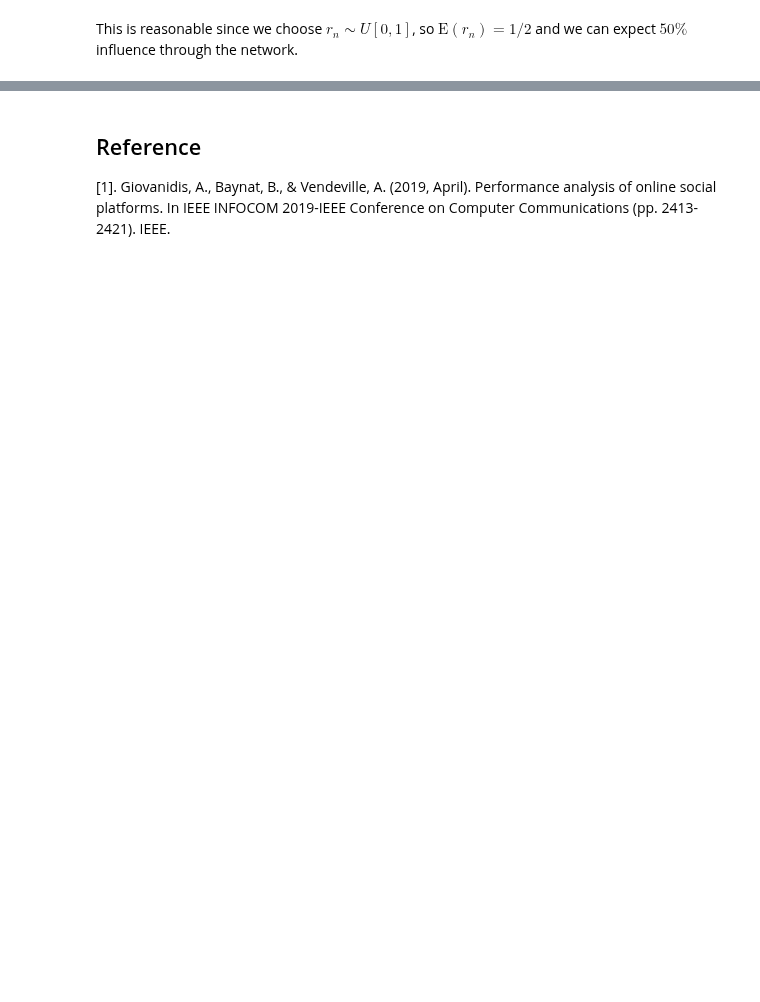
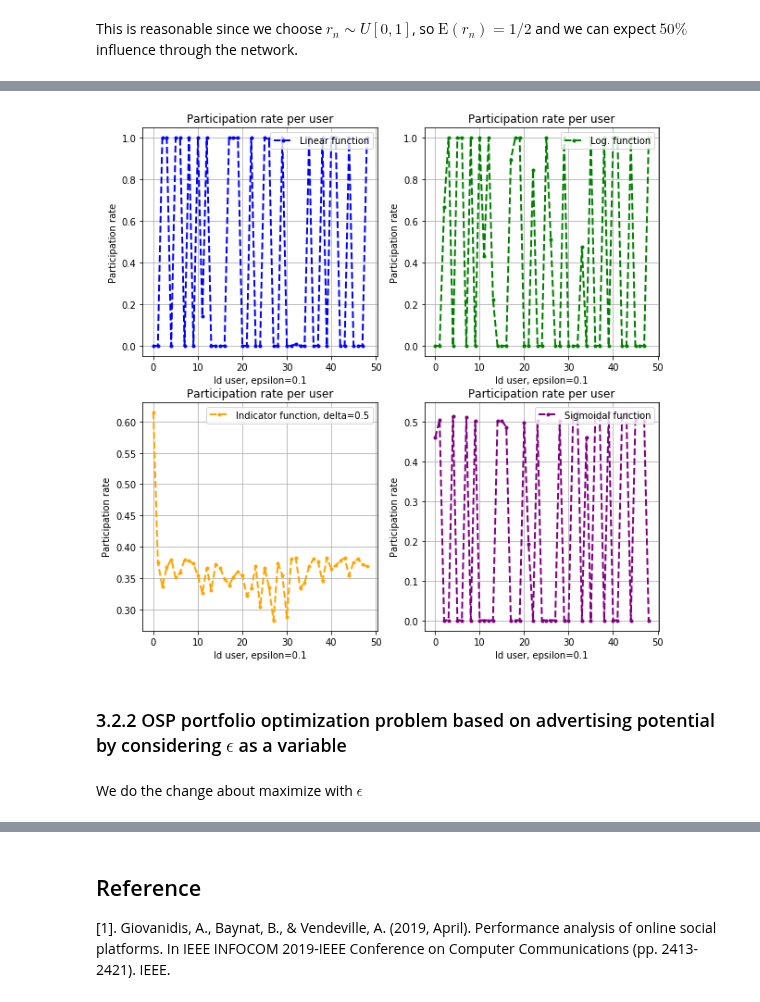
Before and after one commit to RLD-Hub/Social-Influencer-Selection, a Jupyter notebook: OSP portfolio optimization problem.ipynb, the cells around one changed output, grey strips where cells are left out. Drawn from its saved outputs; the diff is of its cells as text; code cells hidden in the pictures; blank space fills up the shorter version.

```diff
--- a/OSP portfolio optimization problem.ipynb
+++ b/OSP portfolio optimization problem.ipynb
@@ -716,0 +1040,71 @@ This is reasonable since we choose $r_n \sim U[0,1]$, so $\text{E}(r_n)=1/2$ and
+# %%
+fig = plt.figure(figsize=(10,10))
+
+ax1 = plt.subplot2grid((2,2), (0,0),)
+plt.xlabel("Id user, epsilon=0.1")
+# naming the y axis
+plt.ylabel('Participation rate')
+
+
+# giving a title to my graph
+plt.title('Participation rate per user')
+
+plt.grid(True)
+
+ax2 = plt.subplot2grid((2,2), (1,0),)
+plt.xlabel("Id user, epsilon=0.1")
+# naming the y axis
+plt.ylabel('Participation rate')
+
+# giving a title to my graph
+plt.title('Participation rate per user')
+
+plt.grid(True)
+
+ax3 = plt.subplot2grid((2,2), (0,1),)
+plt.xlabel("Id user, epsilon=0.1")
+# naming the y axis
+plt.ylabel('Participation rate')
+
+# giving a title to my graph
+plt.title('Participation rate per user')
+
+plt.grid(True)
+
+ax4 = plt.subplot2grid((2,2), (1,1),)
+plt.xlabel("Id user, epsilon=0.1")
+# naming the y axis
+plt.ylabel('Participation rate')
+
+
+# giving a title to my graph
+plt.title('Participation rate per user')
+
+plt.grid(True)
+
+
+ax1.plot(RES[0].x, color='blue', linestyle='dashed', linewidth = 2,
+         marker='o', markerfacecolor='blue', markersize=3, label = "Linear function")
+
+ax1.legend( loc="upper right" )
+
+ax2.plot(RESI[0].x, color='orange', linestyle='dashed', linewidth = 2,
+         marker='o', markerfacecolor='orange', markersize=3, label = "Indicator function, delta=0.5")
+
+ax2.legend( loc="upper right" )
+
+ax3.plot(RESl[0].x, color='green', linestyle='dashed', linewidth = 2,
+         marker='o', markerfacecolor='green', markersize=3, label = "Log. function")
+ax3.legend( loc="upper right" )
+ax4.plot(RESS[0].x, color='purple', linestyle='dashed', linewidth = 2,
+         marker='o', markerfacecolor='purple', markersize=3, label = "Sigmoidal function")
+
+ax4.legend( loc="upper right" )
+
+plt.show()
+# %% [output]
+[figure, added]
+# %% [markdown]
+### 3.2.2 OSP portfolio optimization problem based on advertising potential by considering $\epsilon$ as a variable
+# %% [markdown]
+We do the change about maximize with $\epsilon$
```
Also changed, not shown: parts of 59 cells of this notebook.
